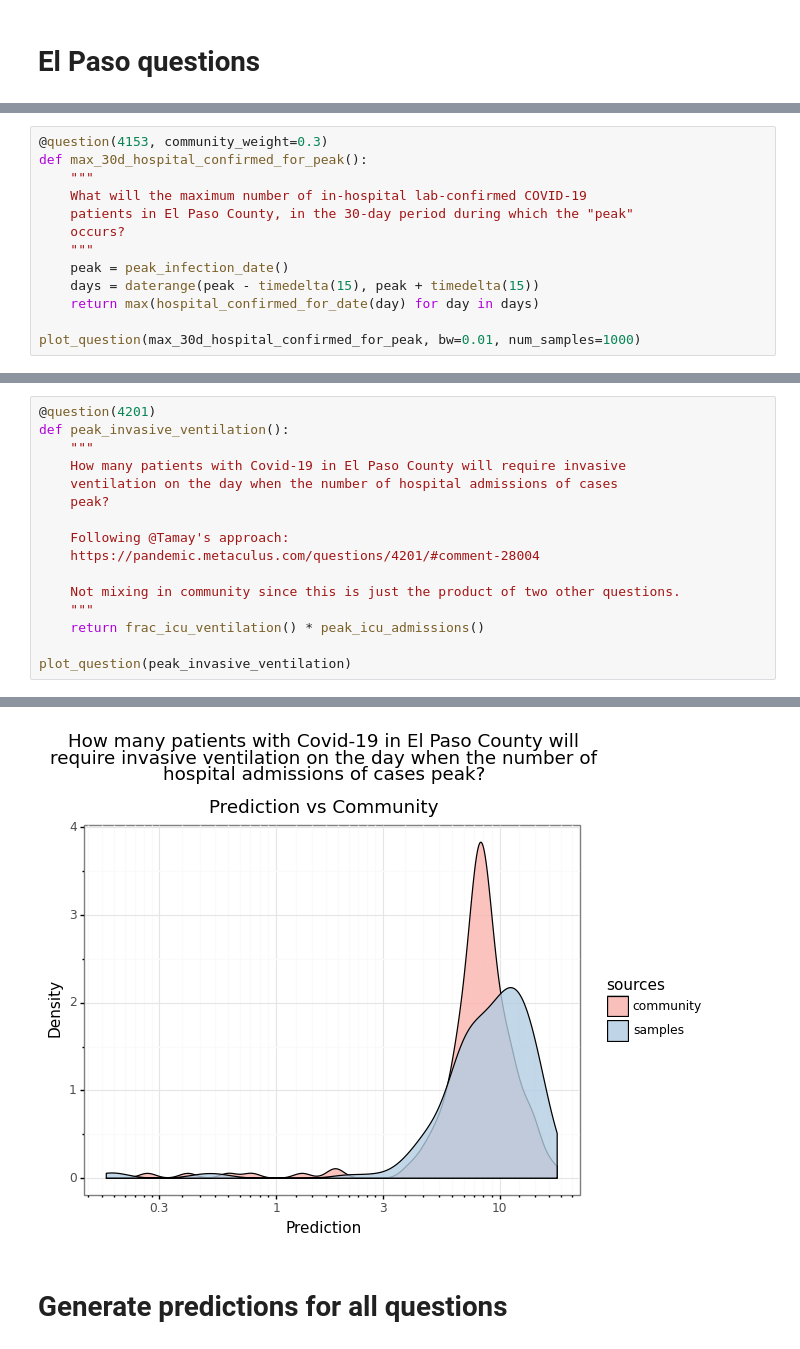
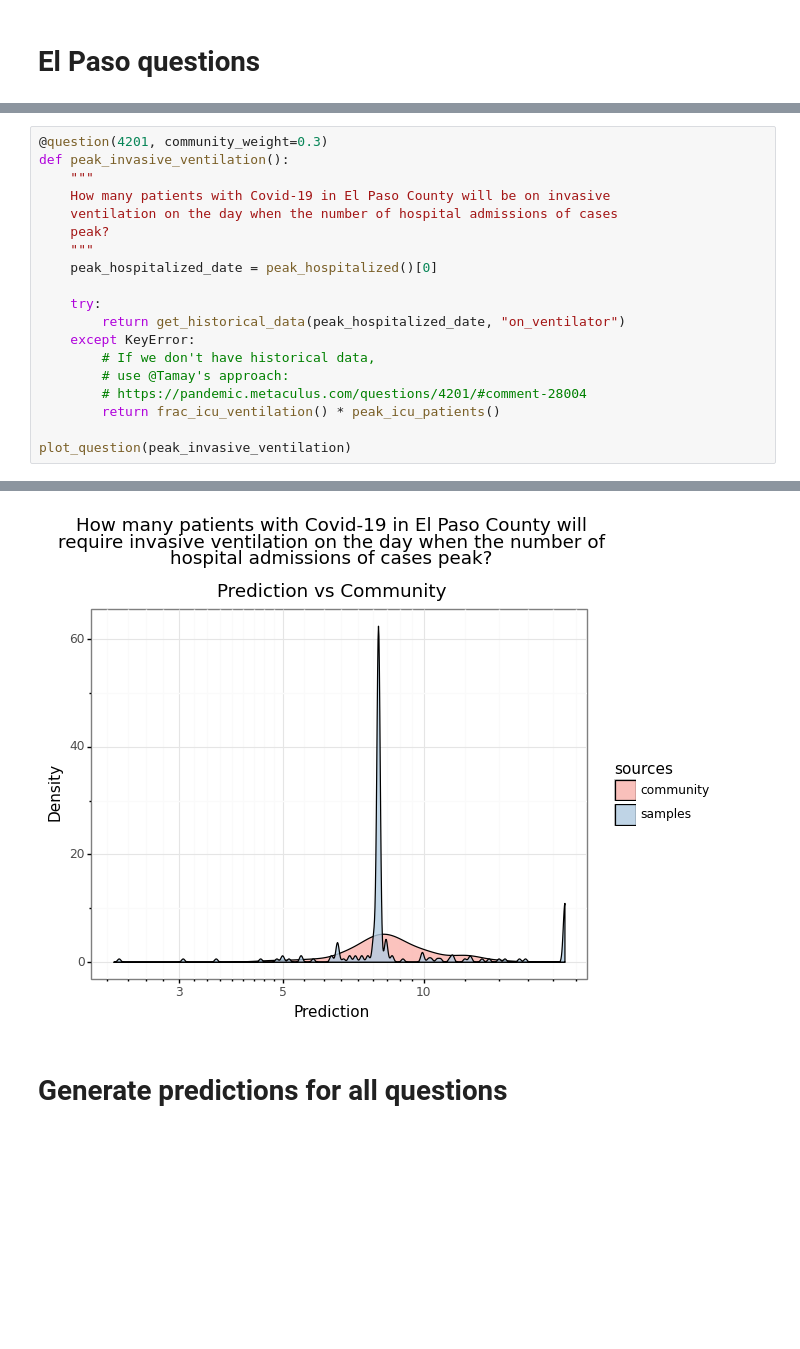
Before and after one commit to oughtinc/ergo, a Jupyter notebook: notebooks/build/el-paso.ipynb, the cells around one changed output, grey strips where cells are left out. Drawn from its saved outputs; the diff is of its cells as text; blank space fills up the shorter version.

Commit message:
Use historical data for patients in ICU and ventilated when we have it

```diff
--- a/notebooks/build/el-paso.ipynb
+++ b/notebooks/build/el-paso.ipynb
@@ -434,13 +453,0 @@ plot_question(frac_patients_invasive)
-# %%
-@question(4153, community_weight=0.3)
-def max_30d_hospital_confirmed_for_peak():
-    """
-    What will the maximum number of in-hospital lab-confirmed COVID-19
-    patients in El Paso County, in the 30-day period during which the "peak"
-    occurs?
-    """
-    peak = peak_infection_date()
-    days = daterange(peak - timedelta(15), peak + timedelta(15))
-    return max(hospital_confirmed_for_date(day) for day in days)
-
-plot_question(max_30d_hospital_confirmed_for_peak, bw=0.01, num_samples=1000)
@@ -481,17 +523,20 @@ plot_question(peak_icu_admissions)
 # %%
-@question(4201)
+@question(4201, community_weight=0.3)
 def peak_invasive_ventilation():
     """
-    How many patients with Covid-19 in El Paso County will require invasive
+    How many patients with Covid-19 in El Paso County will be on invasive
     ventilation on the day when the number of hospital admissions of cases
     peak?
+    """
+    peak_hospitalized_date = peak_hospitalized()[0]
 
-    Following @Tamay's approach:
-    https://pandemic.metaculus.com/questions/4201/#comment-28004
-
-    Not mixing in community since this is just the product of two other questions.
-    """
-    return frac_icu_ventilation() * peak_icu_admissions()
+    try:
+        return get_historical_data(peak_hospitalized_date, "on_ventilator")
+    except KeyError:
+        # If we don't have historical data,
+        # use @Tamay's approach:
+        # https://pandemic.metaculus.com/questions/4201/#comment-28004
+        return frac_icu_ventilation() * peak_icu_patients()
 
 plot_question(peak_invasive_ventilation)
 # %% [output]
@@ -504,4 +549,4 @@ plot_question(peak_invasive_ventilation)
-[figure, old version]
+[figure, new version]
 # %% [markdown]
 # Generate predictions for all questions
 # %%
```
Also changed, not shown: parts of 14 cells of this notebook, 1 other file.
